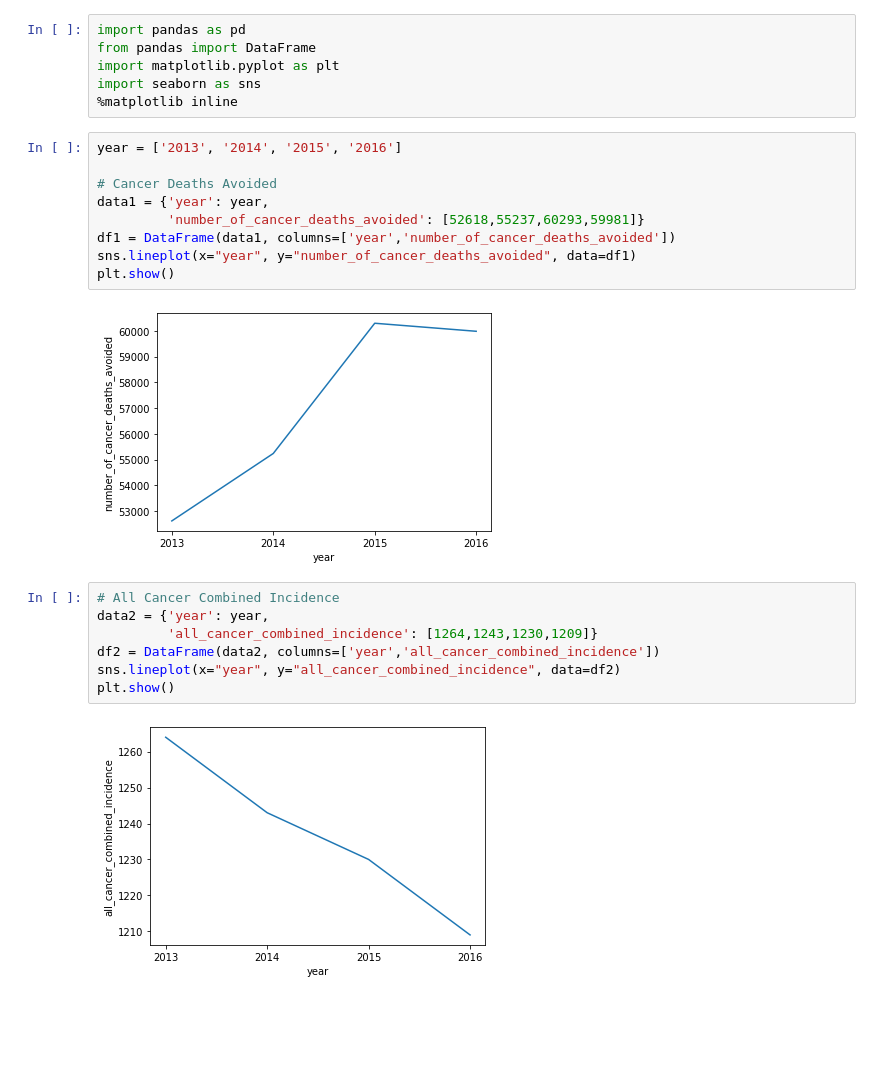
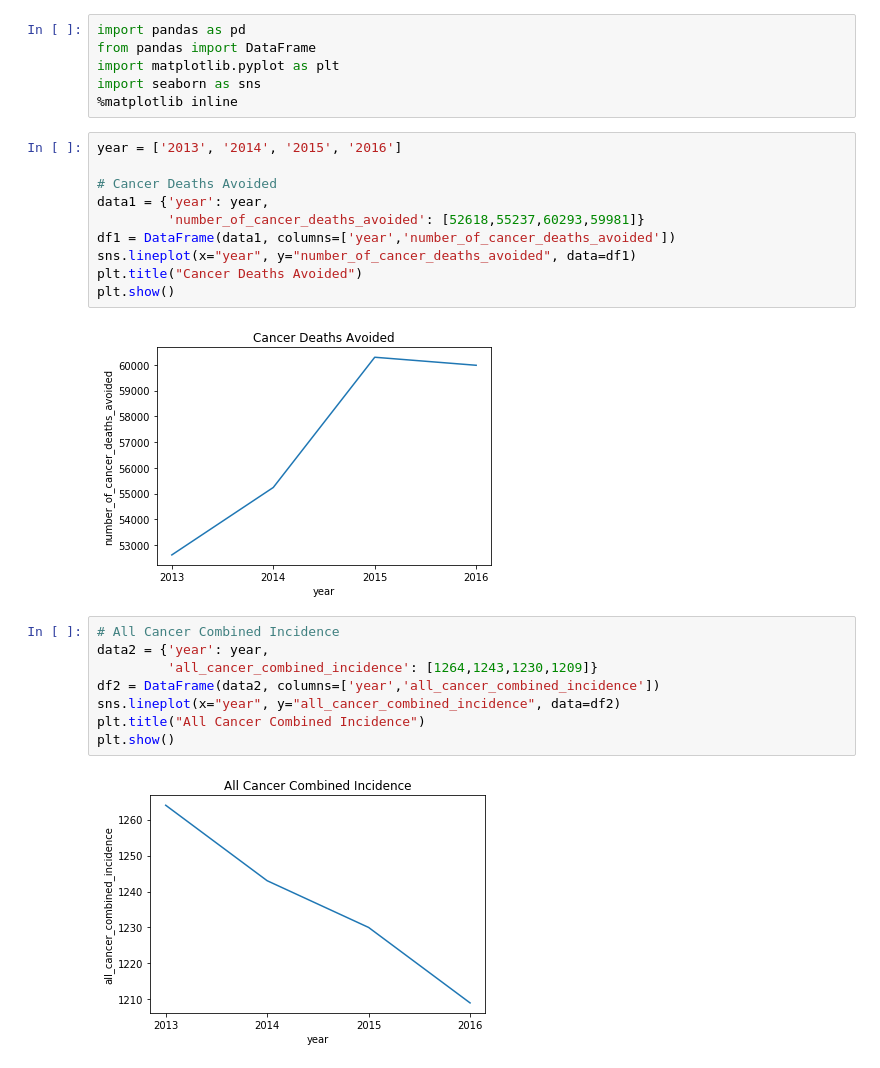
Before and after one commit to c-chen-ed5557/englishhealthdata, a Jupyter notebook: cancer_statics.ipynb, the cells around one changed output. Saved outputs shown, nothing was run; the diff lists cells and outputs as text; blank space fills up the shorter version.

Commit message:
Plot cancer statics in line graphs

```diff
--- a/cancer_statics.ipynb
+++ b/cancer_statics.ipynb
@@ -7,20 +7,22 @@ import seaborn as sns
 # %%
 year = ['2013', '2014', '2015', '2016']
 
 # Cancer Deaths Avoided
 data1 = {'year': year,
          'number_of_cancer_deaths_avoided': [52618,55237,60293,59981]}
 df1 = DataFrame(data1, columns=['year','number_of_cancer_deaths_avoided'])
 sns.lineplot(x="year", y="number_of_cancer_deaths_avoided", data=df1)
+plt.title("Cancer Deaths Avoided")
 plt.show()
 # %% [output]
-[figure, old version]
+[figure, new version]
 # %%
 # All Cancer Combined Incidence
 data2 = {'year': year,
          'all_cancer_combined_incidence': [1264,1243,1230,1209]}
 df2 = DataFrame(data2, columns=['year','all_cancer_combined_incidence'])
 sns.lineplot(x="year", y="all_cancer_combined_incidence", data=df2)
+plt.title("All Cancer Combined Incidence")
 plt.show()
 # %% [output]
-[figure, old version]
+[figure, new version]
```
